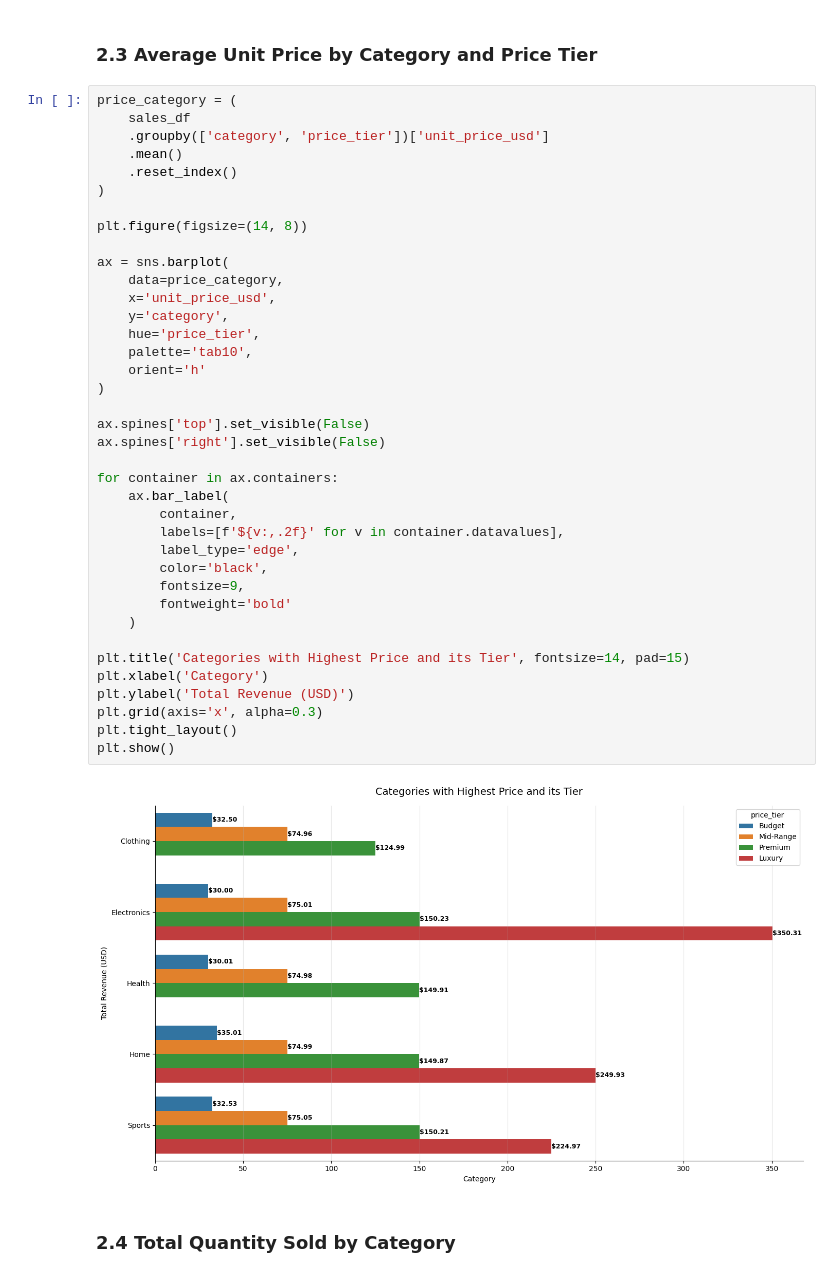
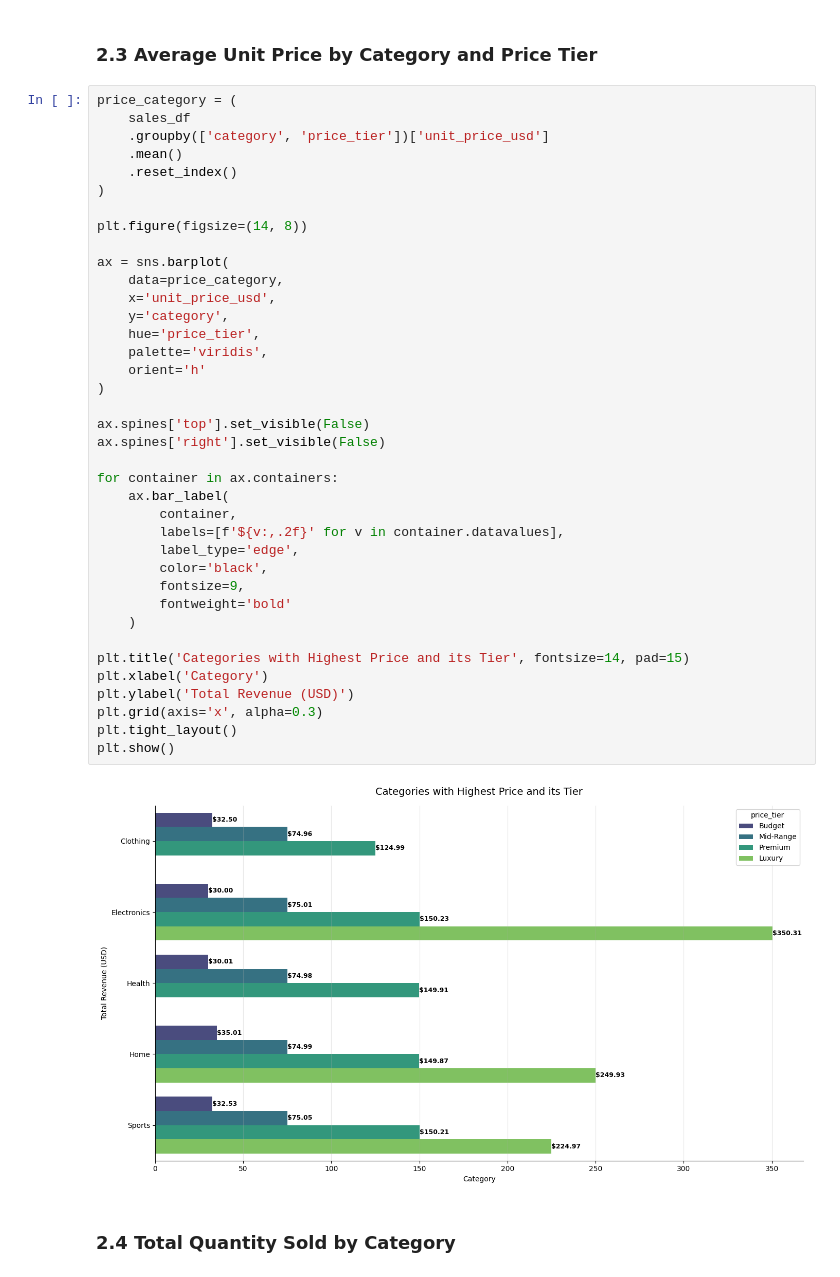
Before and after one commit to judiellegaspina/Ecommerce-EDA-and-Sales-Prediction, a Jupyter notebook: 05_Sales_Analysis.ipynb, the cells around one changed output. Cells and saved outputs as stored; diff of their text form.

```diff
--- a/05_Sales_Analysis.ipynb
+++ b/05_Sales_Analysis.ipynb
@@ -315,35 +315,35 @@ price_category = (
 plt.figure(figsize=(14, 8))
 
 ax = sns.barplot(
     data=price_category,
     x='unit_price_usd',
     y='category',
     hue='price_tier',
-    palette='tab10',
+    palette='viridis',
     orient='h'
 )
 
 ax.spines['top'].set_visible(False)
 ax.spines['right'].set_visible(False)
 
 for container in ax.containers:
     ax.bar_label(
         container,
         labels=[f'${v:,.2f}' for v in container.datavalues],
         label_type='edge',
         color='black',
         fontsize=9,
         fontweight='bold'
     )
 
 plt.title('Categories with Highest Price and its Tier', fontsize=14, pad=15)
 plt.xlabel('Category')
 plt.ylabel('Total Revenue (USD)')
 plt.grid(axis='x', alpha=0.3)
 plt.tight_layout()
 plt.show()
 # %% [output]
-[figure, old version]
+[figure, new version]
 # %% [markdown]
 ### 2.4 Total Quantity Sold by Category
 # %%
```
Also changed, not shown: parts of 7 cells of this notebook.
